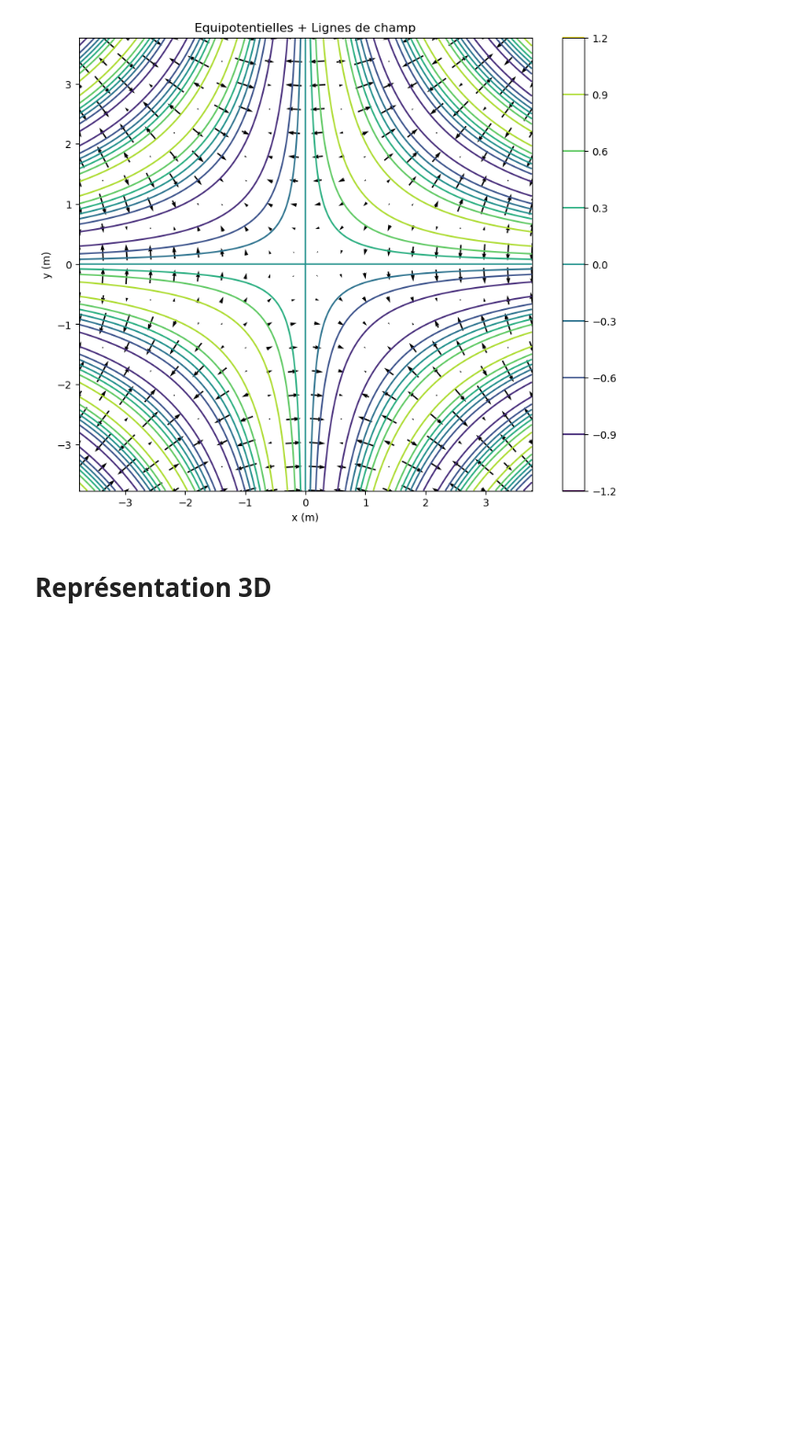
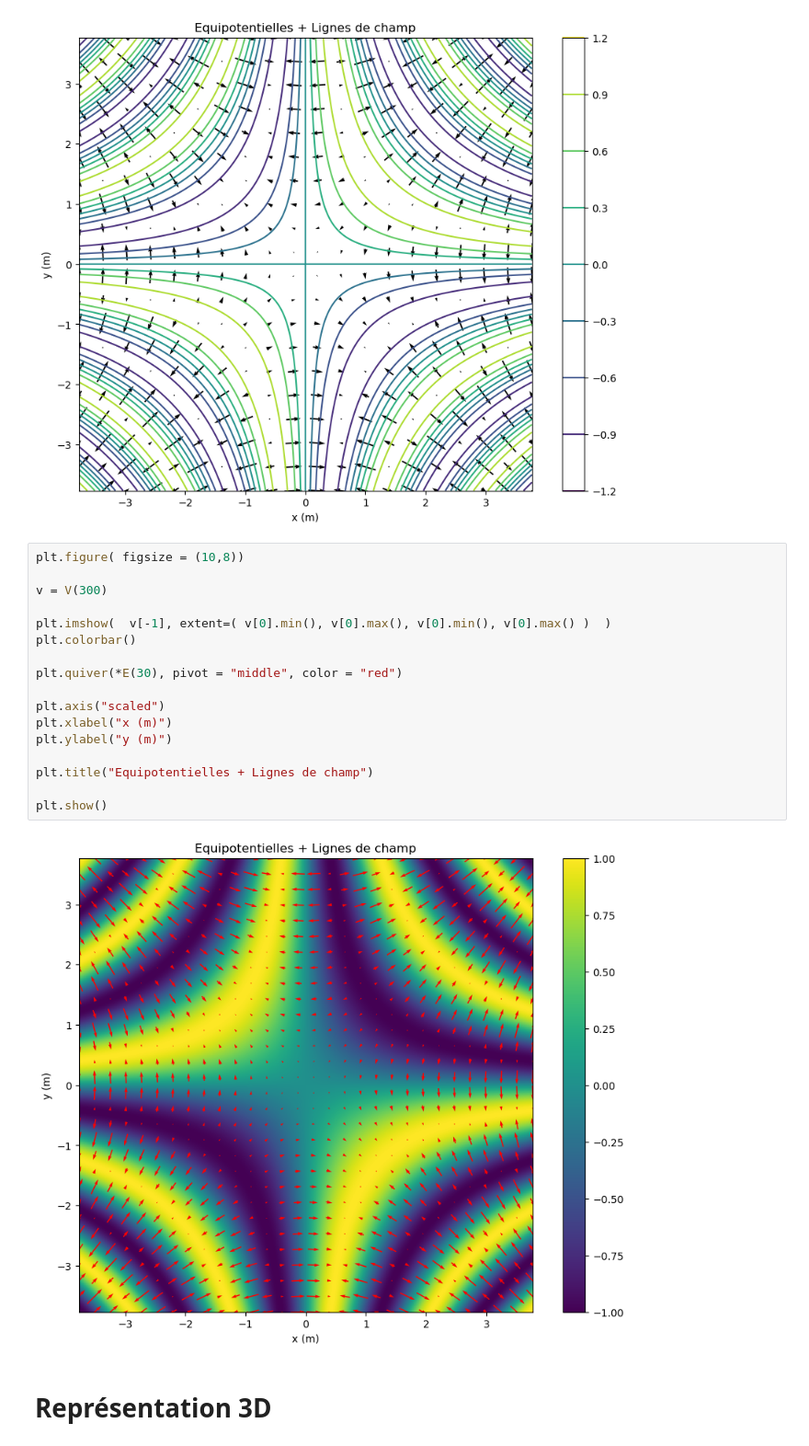
Before and after one commit to Brice-KENGNI-ZANGUIM/Python-pour-les-Mathematiques, a Jupyter notebook: Visualiser un champ de vecteurs.ipynb, the cells around one changed output. Shown at 92% size. Cells and saved outputs as stored; diff of their text form; blank space fills up the shorter version.

Commit message:
Champ de vecteurs

```diff
--- a/Visualiser un champ de vecteurs.ipynb
+++ b/Visualiser un champ de vecteurs.ipynb
@@ -277,6 +277,25 @@ plt.title("Equipotentielles + Lignes de champ")
 plt.show()
 # %% [output]
 [figure]
+# %%
+plt.figure( figsize = (10,8))
+
+v = V(300)
+
+plt.imshow(  v[-1], extent=( v[0].min(), v[0].max(), v[0].min(), v[0].max() )  )
+plt.colorbar()
+
+plt.quiver(*E(30), pivot = "middle", color = "red")
+
+plt.axis("scaled")
+plt.xlabel("x (m)")
+plt.ylabel("y (m)")
+
+plt.title("Equipotentielles + Lignes de champ")
+
+plt.show()
+# %% [output]
+[figure, added]
 # %% [markdown]
 <h1> <strong> Représentation 3D
 # %% [markdown]
```
